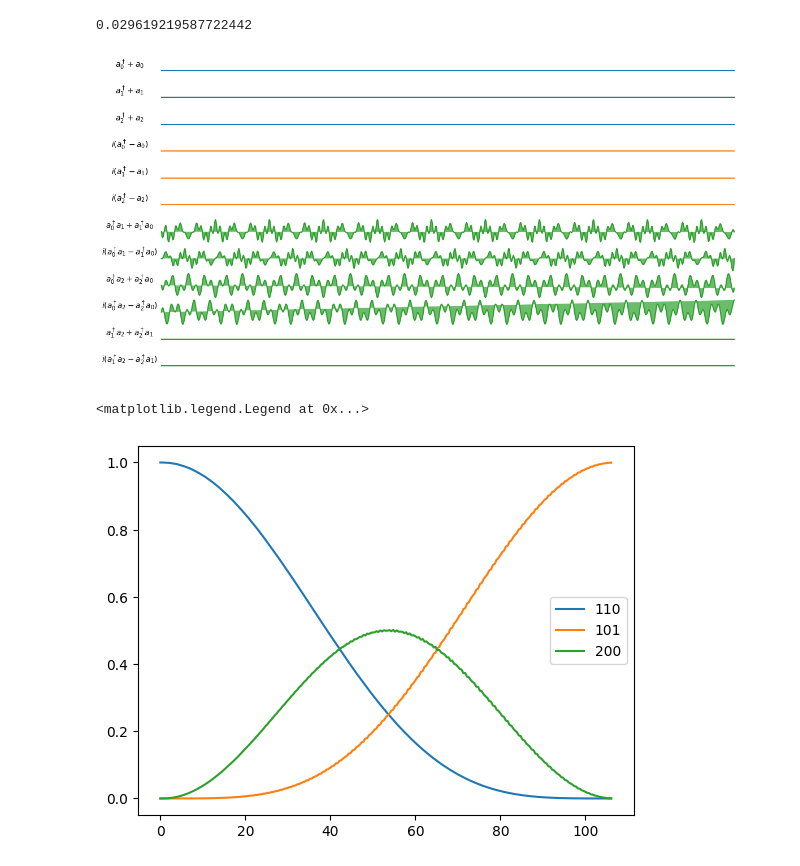
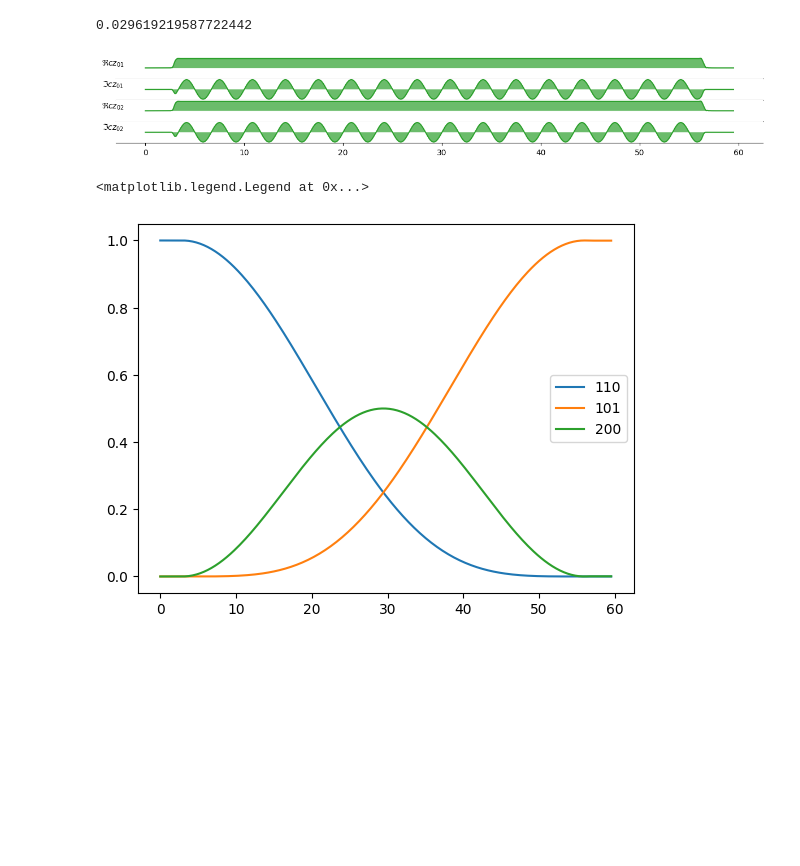
Before and after one commit to aqp-mc2-chalmers/chalmers-qubit, a Jupyter notebook: examples/quantum_gates.ipynb, the cells around one changed output. Drawn from its saved outputs; the diff is of its cells as text; code cells hidden in the pictures; blank space fills up the shorter version.

```diff
--- a/examples/quantum_gates.ipynb
+++ b/examples/quantum_gates.ipynb
@@ -183,44 +190,42 @@ circuit = QubitCircuit(num_qubits)
 circuit.user_gates = {"CCZS": cczs}
 circuit.add_gate("CCZS", targets=[0,1,2], arg_value=[np.pi/2,0,0])
 # %%
-# Qubit frequencies in (GHz)
-qubit_frequencies = [2 * np.pi * 5.0, 2 * np.pi * 5.4, 2 * np.pi * 5.2]
-# Anharmonicity in (GHz)
-anharmonicities = [- 2 * np.pi * 0.3, - 2 * np.pi * 0.3, - 2 * np.pi * 0.3]
-# T1's and T2's for the qubits in (ns)
-t1 = [60] * num_qubits
-t2 = [100] * num_qubits
+transmon_dict = {
+            0: {"frequency": 5.0, "anharmonicity": 0.3},
+            1: {"frequency": 5.4, "anharmonicity": 0.3},
+            2: {"frequency": 5.2, "anharmonicity": 0.3},
+        }
+
 # Times in (ns)
 t = 150
 # corresponding coupling
-g = np.sqrt(2) * np.pi / t
-print(g)
-# Coupling matrix in (GHz)
-coupling_matrix = np.array([[0, g, g], [0, 0, 0], [0, 0, 0]])
+g = 1 / (np.sqrt(2) * t)
+
+coupling_dict = {(0, 1): g,
+                 (0, 2): g}
 # %% [output]
 0.029619219587722442
 # %%
 # Load the physical parameters onto the model
 model = SarimnerModel(
-    qubit_frequencies=qubit_frequencies,
-    anharmonicities=anharmonicities,
-    coupling_matrix=coupling_matrix,
+    transmon_dict=transmon_dict,
+    coupling_dict=coupling_dict
 )
 
 # Choose compiler
 compiler = SarimnerCompiler(model=model)
 
 # Add noise
-noise = [DecoherenceNoise(t1=t1, t2=t2)]
+#noise = [DecoherenceNoise(t1=t1, t2=t2)]
 
 # Create the processor with the given hardware parameters
 sarimner = SarimnerProcessor(model=model, compiler=compiler, noise=[])
 # %%
 tlist, coeffs = sarimner.load_circuit(circuit)
 # %%
-sarimner.plot_pulses();
+sarimner.plot_pulses(show_axis=True);
 # %% [output]
-[figure, old version]
+[figure, new version]
 # %%
 ket110 = tensor([basis(3,1),basis(3,1),basis(3,0)])
 ket101 = tensor([basis(3,1),basis(3,0),basis(3,1)])
@@ -235,6 +240,6 @@ plt.plot(result.times,result.expect[2], label="200")
 plt.legend()
 # %% [output]
 <matplotlib.legend.Legend at 0x...>
-[figure, old version]
+[figure, new version]
 # %%
 prop = sarimner.run_propagator(options={"nsteps":1e5})
```
Also changed, not shown: parts of 19 cells of this notebook, 1 other file.
